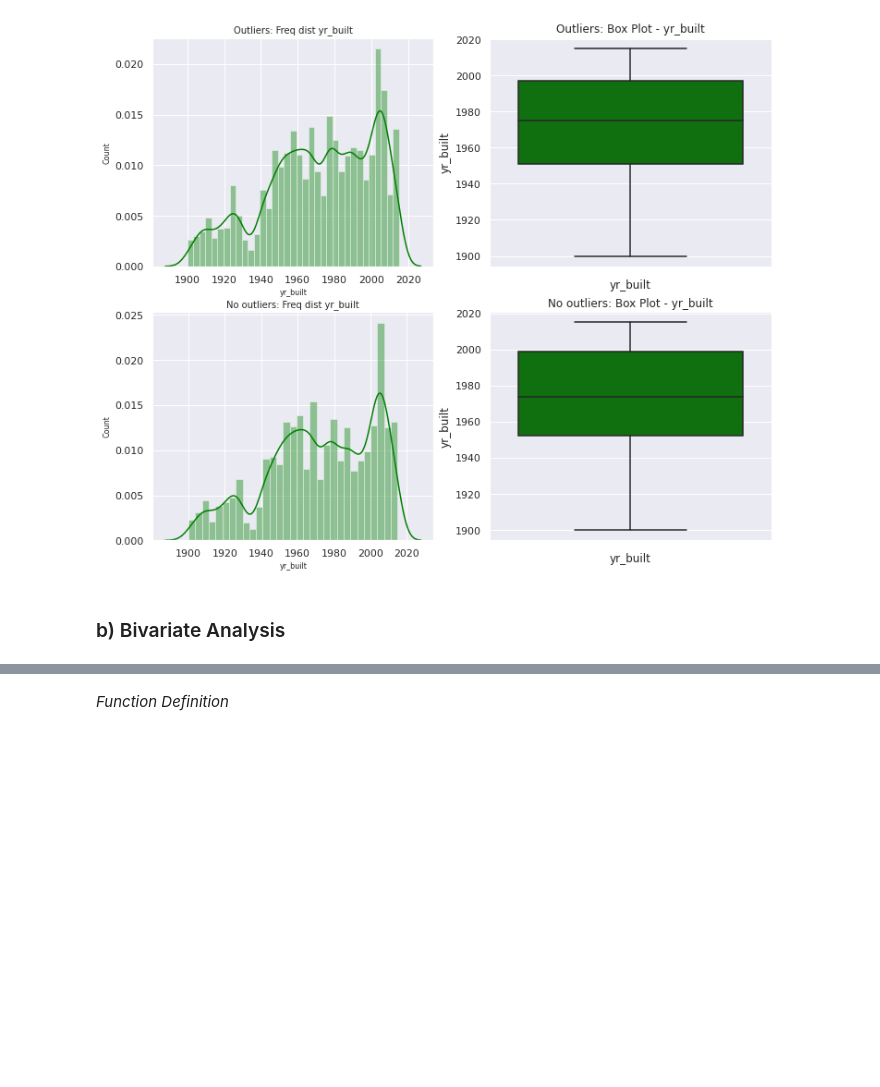
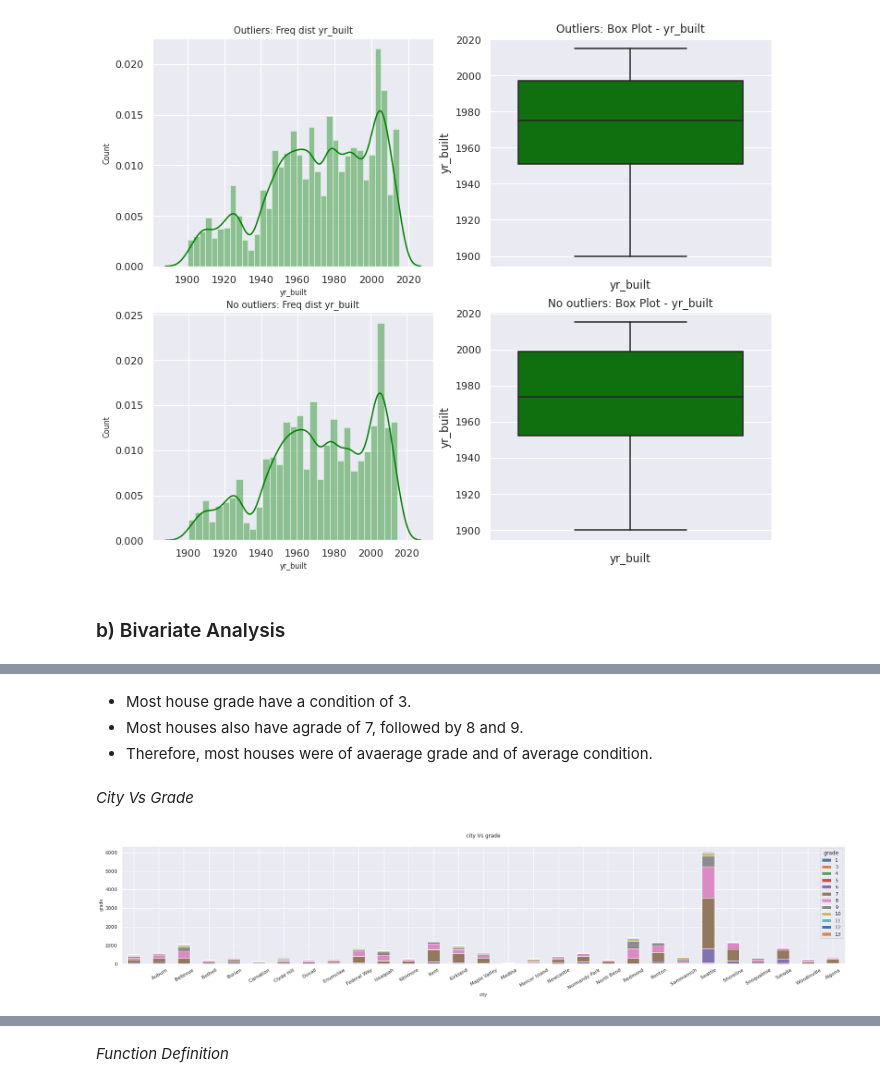
Before and after one commit to deborahmasibo/House-Price-Prediction, a Jupyter notebook: Housing_Prices.ipynb, the cells around one changed output, grey strips where cells are left out. Saved outputs shown, nothing was run; the diff lists cells and outputs as text; code cells hidden in the pictures; blank space fills up the shorter version.

```diff
--- a/Housing_Prices.ipynb
+++ b/Housing_Prices.ipynb
@@ -677,0 +825,11 @@ NumericalPlots(columns[12], house_price, house_price_no)
+# %% [markdown]
+* Most house grade have a condition of 3.
+* Most houses also have agrade of 7, followed by 8 and 9.
+* Therefore, most houses were of avaerage grade and of average condition.
+# %% [markdown]
+*City Vs Grade*
+# %%
+# Count plot
+CrosstabPlot('city', 'grade', 30, house_price)
+# %% [output]
+[figure, added]
```
Also changed, not shown: parts of 279 cells of this notebook.
